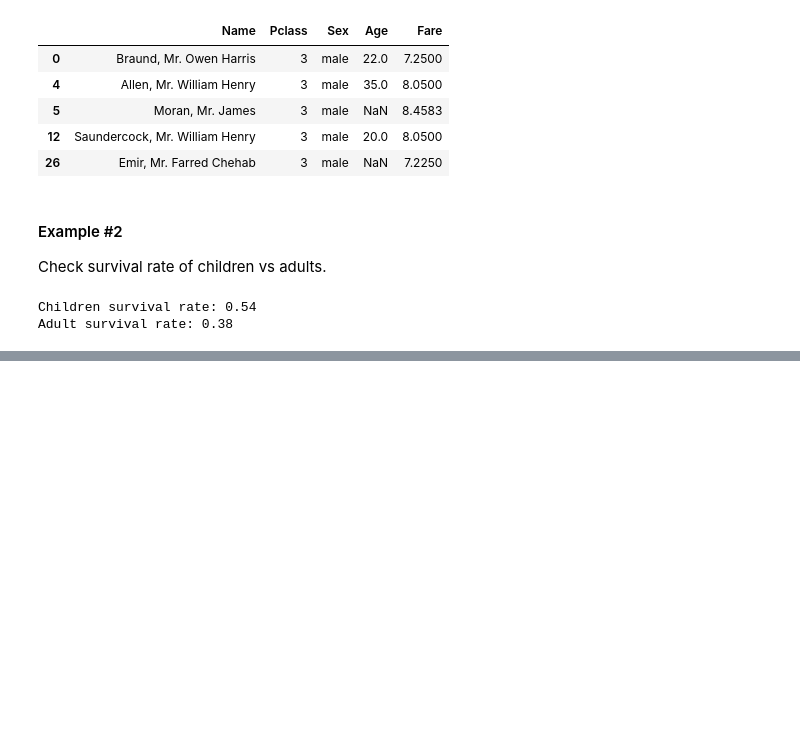
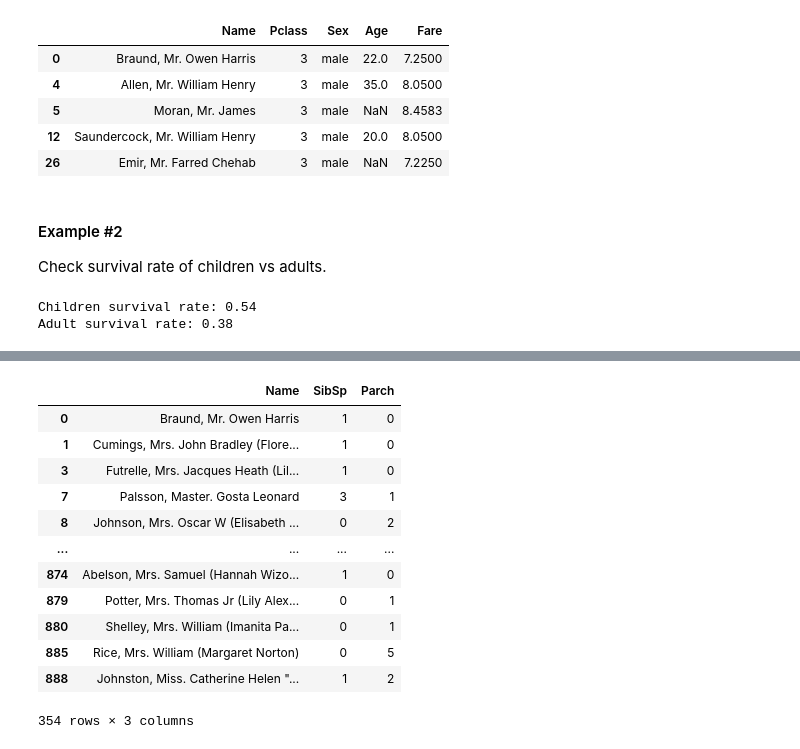
Before and after one commit to jieshu-wang-SBU/EST389_371_2026_spring, a Jupyter notebook: lectures/08-core_data_manipulation/08-02_Advanced_filtering.ipynb, the cells around one changed output, grey strips where cells are left out. Drawn from its saved outputs; the diff is of its cells as text; code cells hidden in the pictures; blank space fills up the shorter version.

```diff
--- a/lectures/08-core_data_manipulation/08-02_Advanced_filtering.ipynb
+++ b/lectures/08-core_data_manipulation/08-02_Advanced_filtering.ipynb
@@ -176,0 +384,6 @@ Adult survival rate: 0.38
+# %%
+# first, we can create a condition called family_condition, which is a Dataframe with two Series with True or False values
+
+family_condition = df[["SibSp", "Parch"]] > 0
+
+family_condition
@@ -176,0 +404,20 @@ Adult survival rate: 0.38
+# %%
+# Now check if any column is True for each row.
+
+passengers_with_any_family = df[family_condition.any(axis=1)][["Name","SibSp","Parch"]]
+
+passengers_with_any_family
+# %% [output]
+|  | Name | SibSp | Parch |
+| 0 | Braund, Mr. Owen Harris | 1 | 0 |
+| 1 | Cumings, Mrs. John Bradley (Flore... | 1 | 0 |
+| 3 | Futrelle, Mrs. Jacques Heath (Lil... | 1 | 0 |
+| 7 | Palsson, Master. Gosta Leonard | 3 | 1 |
+| 8 | Johnson, Mrs. Oscar W (Elisabeth ... | 0 | 2 |
+| ... | ... | ... | ... |
+| 874 | Abelson, Mrs. Samuel (Hannah Wizo... | 1 | 0 |
+| 879 | Potter, Mrs. Thomas Jr (Lily Alex... | 0 | 1 |
+| 880 | Shelley, Mrs. William (Imanita Pa... | 0 | 1 |
+| 885 | Rice, Mrs. William (Margaret Norton) | 0 | 5 |
+| 888 | Johnston, Miss. Catherine Helen "... | 1 | 2 |
+354 rows × 3 columns
```
Also changed, not shown: parts of 27 cells of this notebook.
